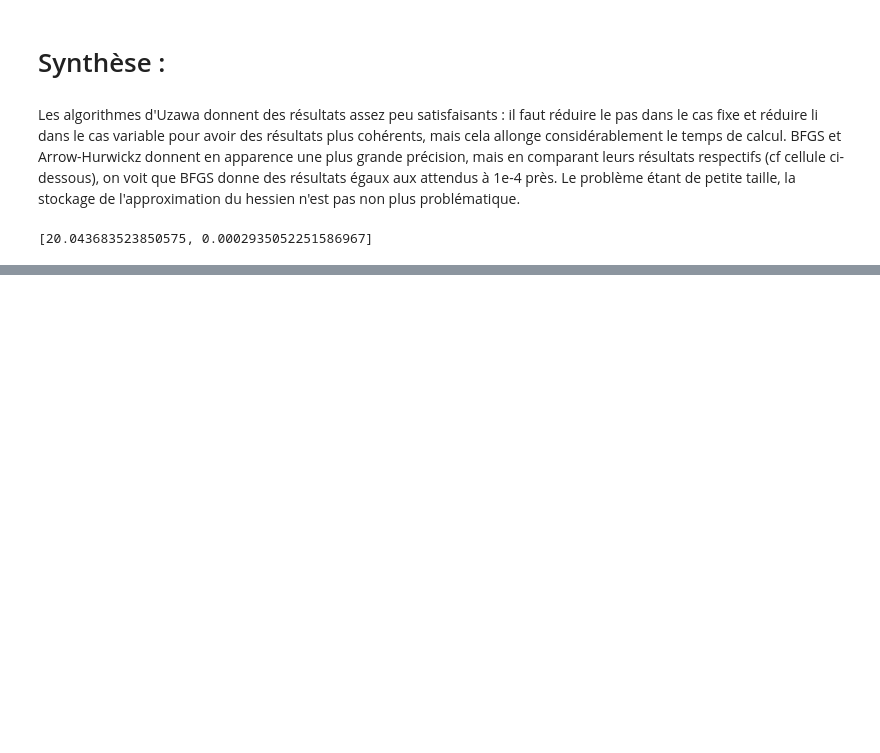
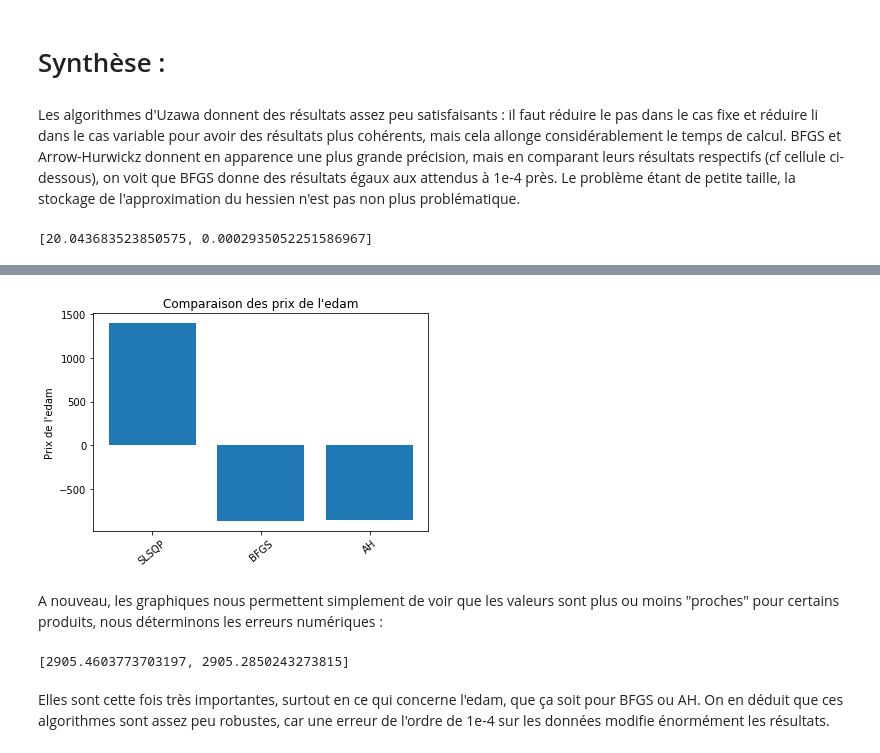
Before and after one commit to Rania999/Optimisation, a Jupyter notebook: Projet d'optimisation.ipynb, the cells around one changed output, grey strips where cells are left out. Saved outputs shown, nothing was run; the diff lists cells and outputs as text; code cells hidden in the pictures; blank space fills up the shorter version.

```diff
--- a/Projet d'optimisation.ipynb
+++ b/Projet d'optimisation.ipynb
@@ -306,0 +421,22 @@ print(erreurs)
+# %%
+plt.bar(x,p_edam)
+plt.ylabel("Prix de l'edam")
+plt.title("Comparaison des prix de l'edam")
+pylab.xticks(x, BarName, rotation=40)
+plt.show()
+# %% [output]
+[figure, added]
+# %% [markdown]
+A nouveau, les graphiques nous permettent simplement de voir que les valeurs sont plus ou moins "proches" pour certains produits, nous déterminons les erreurs numériques :
+# %%
+differences =np.array([[p_lait[2] - p_lait[0], p_lait[1] - p_lait[0]],
+             [p_beurre[2] - p_beurre[0], p_beurre[1] - p_beurre[0]],
+             [p_gouda[2] - p_gouda[0], p_gouda[1] - p_gouda[0]],
+             [p_edam[2] - p_edam[0], p_edam[1] - p_edam[0]]])
+
+erreurs = [sum(abs(differences[i,0]) for i in range(4)), sum(abs(differences[i,1]) for i in range(4))]
+print(erreurs)
+# %% [output]
+[2905.4603773703197, 2905.2850243273815]
+# %% [markdown]
+Elles sont cette fois très importantes, surtout en ce qui concerne l'edam, que ça soit pour BFGS ou AH. On en déduit que ces algorithmes sont assez peu robustes, car une erreur de l'ordre de 1e-4 sur les données modifie énormément les résultats.
```
Also changed, not shown: parts of 14 cells of this notebook.
